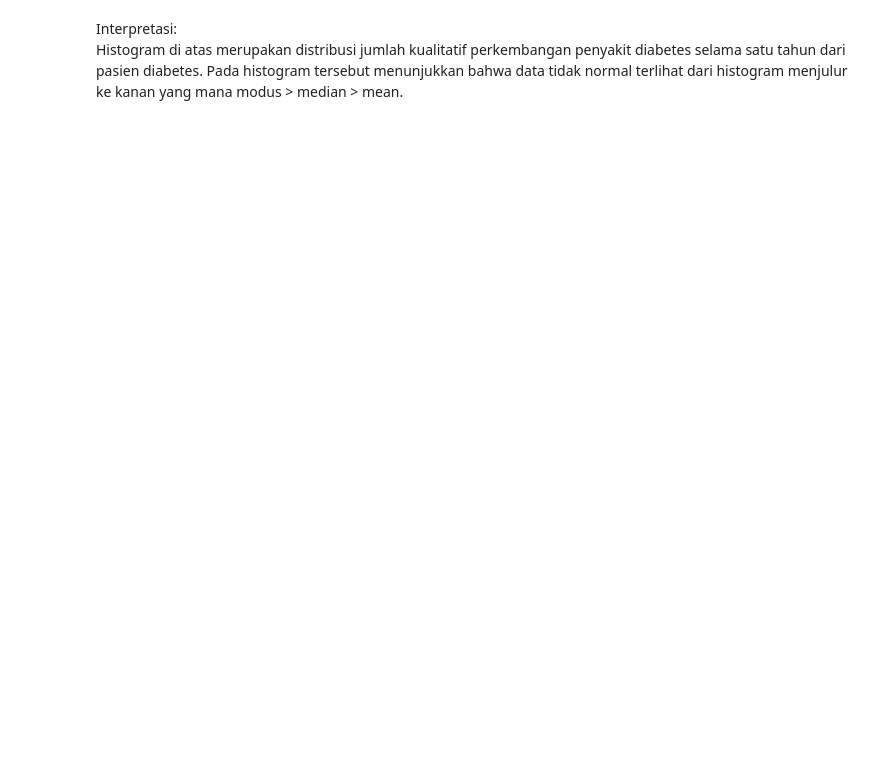
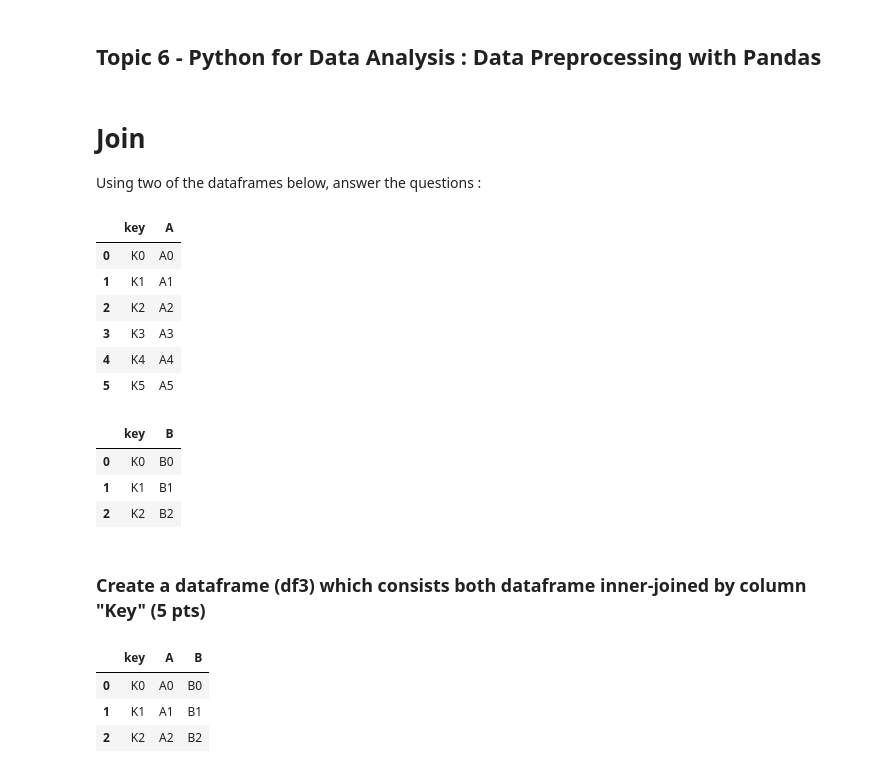
Before and after one commit to fizaazizah/fizaazizah.github.io, a Jupyter notebook: 195090500111037_Fitri_Nur_Azizah.ipynb, the cells around one changed output. Cells and saved outputs as stored; diff of their text form; code cells hidden in the pictures; blank space fills up the shorter version.

```diff
--- a/195090500111037_Fitri_Nur_Azizah.ipynb
+++ b/195090500111037_Fitri_Nur_Azizah.ipynb
@@ -109,3 +3,6 @@ plt.show()
-# %% [markdown]
-Interpretasi:
-Histogram di atas merupakan distribusi jumlah kualitatif perkembangan penyakit diabetes selama satu tahun dari pasien diabetes. Pada histogram tersebut menunjukkan bahwa data tidak normal terlihat dari histogram menjulur ke kanan yang mana modus > median > mean.
+# %% [markdown]
+## Topic 6 - Python for Data Analysis : Data Preprocessing with Pandas
+# %% [markdown]
+# Join
+
+Using two of the dataframes below, answer the questions :
@@ -111,0 +15,36 @@ Histogram di atas merupakan distribusi jumlah kualitatif perkembangan penyakit d
+# %%
+#import libraries here
+import pandas as pd
+df1 = pd.DataFrame({'key': ['K0', 'K1', 'K2', 'K3', 'K4', 'K5'],
+                   'A': ['A0', 'A1', 'A2', 'A3', 'A4', 'A5']})
+
+df2=pd.DataFrame({'key': ['K0', 'K1', 'K2'],
+                      'B': ['B0', 'B1', 'B2']})
+# %%
+df1
+# %% [output]
+|  | key | A |
+| 0 | K0 | A0 |
+| 1 | K1 | A1 |
+| 2 | K2 | A2 |
+| 3 | K3 | A3 |
+| 4 | K4 | A4 |
+| 5 | K5 | A5 |
+# %%
+df2
+# %% [output]
+|  | key | B |
+| 0 | K0 | B0 |
+| 1 | K1 | B1 |
+| 2 | K2 | B2 |
+# %% [markdown]
+### Create a dataframe (df3) which consists both dataframe inner-joined by column "Key" (5 pts)
+# %%
+#code goes here
+df3=pd.merge(df1,df2,how='inner')
+df3
+# %% [output]
+|  | key | A | B |
+| 0 | K0 | A0 | B0 |
+| 1 | K1 | A1 | B1 |
+| 2 | K2 | A2 | B2 |
```
Also changed, not shown: parts of 46 cells of this notebook.
